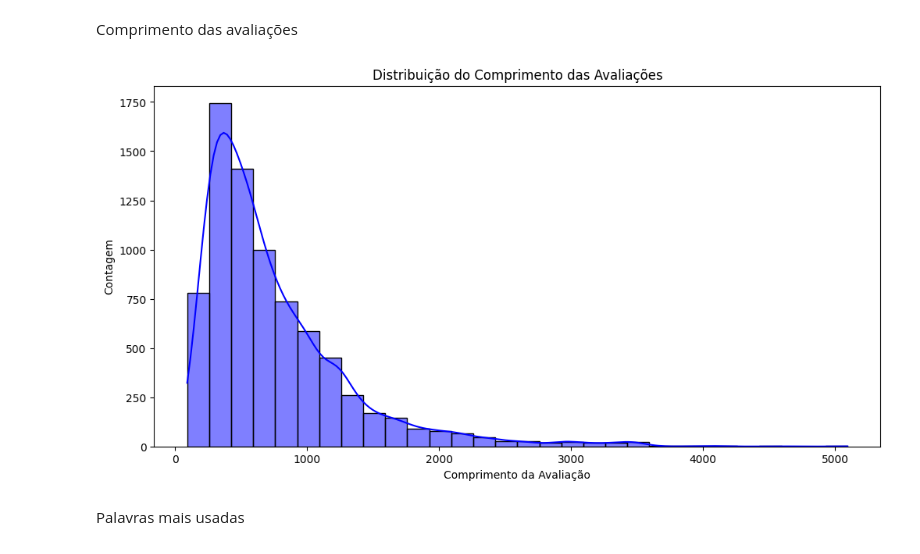
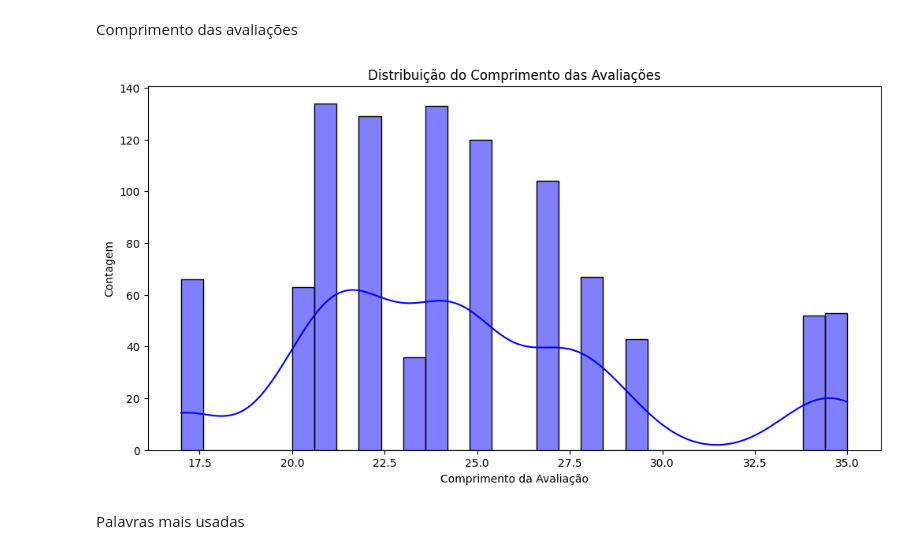
Before and after one commit to AlanOliveira43/Datacentric_01, a Jupyter notebook: Projeto.ipynb, the cells around one changed output. Drawn from its saved outputs; the diff is of its cells as text; code cells hidden in the pictures.

```diff
--- a/Projeto.ipynb
+++ b/Projeto.ipynb
@@ -103,12 +103,12 @@ import kagglehub
 from kagglehub import KaggleDatasetAdapter
 
 # Carregar o dataset (supondo que já tenha sido carregado corretamente)
-file_path_2 = "Airline_Reviews_Combined.xlsx"  # Ajuste conforme o nome correto do arquivo
+file_path_2 = "tweet_sentiment.csv"  # Ajuste conforme o nome correto do arquivo
 
 # Carregar o dataset usando o KaggleHub (alternativa à leitura direta com pandas)
 df = kagglehub.load_dataset(
   KaggleDatasetAdapter.PANDAS,
-  "rosemeenshaikh/a-z-airline-reviews",
+  "sahideseker/tweet-sentiment-classification-dataset",
   file_path_2,
 )
 
@@ -228,17 +153,17 @@ plt.show()
 Comprimento das avaliações
 # %%
 # Criando uma nova coluna para o comprimento de cada avaliação
-df['Review Length'] = df['Review'].apply(len)
+df['tweet Length'] = df['tweet'].apply(len)
 
 # Plotando a distribuição do comprimento das avaliações
 plt.figure(figsize=(12, 6))
-sns.histplot(df['Review Length'], bins=30, kde=True, color='blue')
+sns.histplot(df['tweet Length'], bins=30, kde=True, color='blue')
 plt.title('Distribuição do Comprimento das Avaliações')
 plt.xlabel('Comprimento da Avaliação')
 plt.ylabel('Contagem')
 plt.show()
 # %% [output]
-[figure, old version]
+[figure, new version]
 # %% [markdown]
 Palavras mais usadas
 # %%
```
Also changed, not shown: parts of 14 cells of this notebook.
